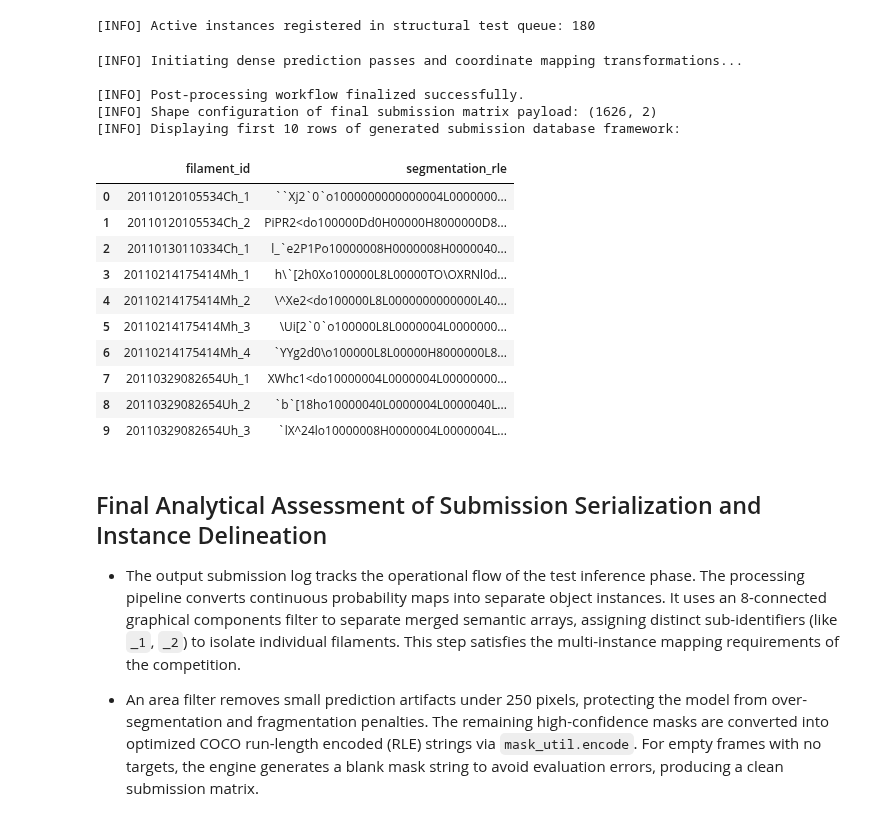
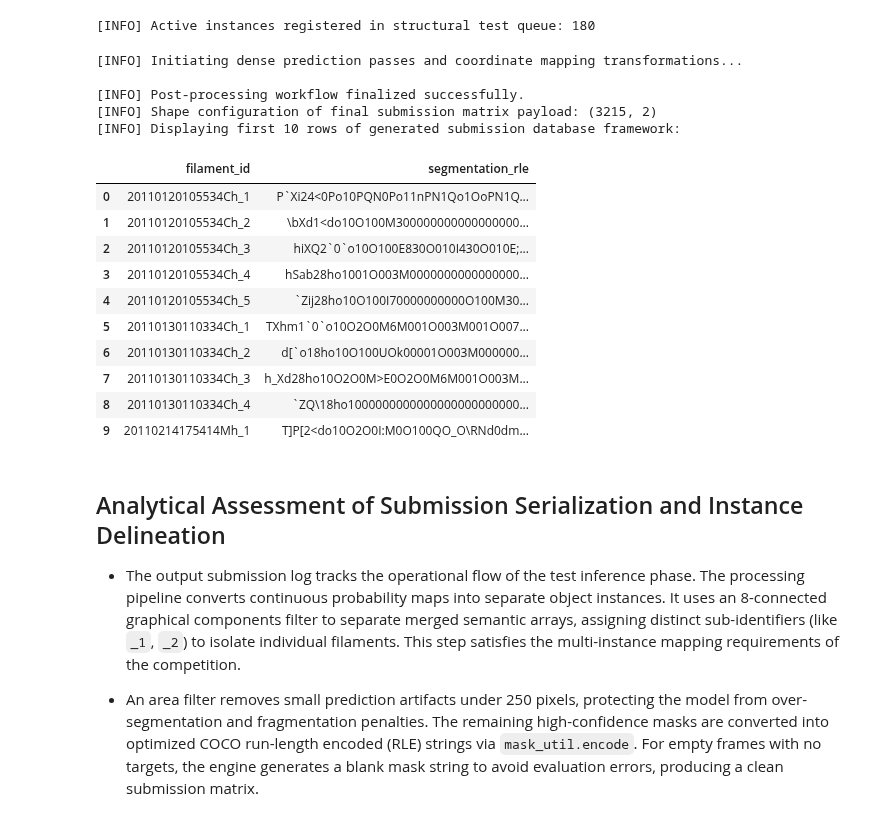
Before and after one commit to avikds/Kaggle-Notebooks-Avik, a Jupyter notebook: solar-filament-segmentation-resnet-unet.ipynb, the cells around one changed output. Drawn from its saved outputs; the diff is of its cells as text; code cells hidden in the pictures.

Commit message:
Kaggle Notebook | Solar Filament Segmentation: ResNet U-Net Pipeline | Version 2

```diff
--- a/solar-filament-segmentation-resnet-unet.ipynb
+++ b/solar-filament-segmentation-resnet-unet.ipynb
@@ -335,6 +336,14 @@ class SolarFilamentDataset(Dataset):
             processed_frame = cv2.resize(raw_frame, (self.target_dim, self.target_dim), interpolation=cv2.INTER_AREA)
             processed_mask = cv2.resize(unified_mask, (self.target_dim, self.target_dim), interpolation=cv2.INTER_NEAREST)
 
+            # Implement on-the-fly random mirror transformations to regularize model
+            if random.random() > 0.5:
+                processed_frame = np.fliplr(processed_frame).copy()
+                processed_mask = np.fliplr(processed_mask).copy()
+            if random.random() > 0.5:
+                processed_frame = np.flipud(processed_frame).copy()
+                processed_mask = np.flipud(processed_mask).copy()
+
             # Apply basic pixel intensity normalization layers
             tensor_frame = torch.from_numpy(processed_frame).float().unsqueeze(0) / 255.0
             tensor_mask = torch.from_numpy(processed_mask).float().unsqueeze(0)
@@ -496,7 +489,12 @@ def calculate_batch_dice_score(predictions, ground_truth, threshold=0.5):
 # %%
 # Initialize deep learning objects and prepare data engines
 device = torch.device('cuda' if torch.cuda.is_available() else 'cpu')
-segmentation_network = SolarFilamentSegmentationNetwork().to(device)
+segmentation_network = ResNet34UNet().to(device)
+
+# Wrap model across multiple active hardware platforms to optimize throughput
+if torch.cuda.device_count() > 1:
+    print(f"[INFO] Active parallelization enabled across {torch.cuda.device_count()} T4 GPUs.")
+    segmentation_network = nn.DataParallel(segmentation_network)
 
 train_dataset = SolarFilamentDataset(coco_database, TRAIN_IMG_DIR, target_dim=512, execution_mode='train')
 
@@ -522,6 +522,6 @@ print(f"[INFO] Data partitioning completed: Train Subsamples={len(dataset_train_
 # %%
 # Execute optimization epochs
-NUM_EPOCHS = 3
+NUM_EPOCHS = 5
 print(f"[INFO] Starting model optimization loop on device: {device}")
 
 for epoch in range(1, NUM_EPOCHS + 1):
@@ -551,7 +551,11 @@ for epoch in range(1, NUM_EPOCHS + 1):
     epoch_train_loss = running_train_loss / len(dataset_train_split)
 
     # Validation Assessment Loop
-    segmentation_network.eval()
+    if isinstance(segmentation_network, nn.DataParallel):
+        segmentation_network.eval()
+    else:
+        segmentation_network.eval()
+
     running_val_dice = 0.0
 
     with torch.no_grad():
@@ -625,8 +631,12 @@ with torch.no_grad():
         # Scale back to standard image spatial properties
         upscaled_mask = cv2.resize(binary_semantic_mask, (2048, 2048), interpolation=cv2.INTER_NEAREST)
 
+        # Apply a morphological close operation to repair structural breaks and avoid fragmentation penalties
+        structuring_element = cv2.getStructuringElement(cv2.MORPH_ELLIPSE, (5, 5))
+        closed_mask = cv2.morphologyEx(upscaled_mask, cv2.MORPH_CLOSE, structuring_element)
+
         # Map independent connected component topologies using an 8-connected structural rule
-        labeled_instances, total_components = ndimage.label(upscaled_mask, structure=np.ones((3, 3)))
+        labeled_instances, total_components = ndimage.label(closed_mask, structure=np.ones((3, 3)))
 
         instance_counter = 0
         for comp_idx in range(1, total_components + 1):
@@ -644,46 +654,46 @@ with torch.no_grad():
 
             unique_filament_id = f"{img_id_base}_{instance_counter}"
             submission_registry.append({
                 'filament_id': unique_filament_id,
                 'segmentation_rle': rle_string
             })
 
         # Robust handling logic for frames with zero detected filament structures
         if instance_counter == 0:
             blank_mask = np.zeros((2048, 2048), dtype=np.uint8, order='F')
             rle_encoded = mask_util.encode(blank_mask)
             rle_string = rle_encoded['counts'].decode('utf-8')
             submission_registry.append({
                 'filament_id': f"{img_id_base}_1",
                 'segmentation_rle': rle_string
             })
 
 df_submission = pd.DataFrame(submission_registry)
 df_submission.to_csv("submission.csv", index=False)
 
 print("\n[INFO] Post-processing workflow finalized successfully.")
 print(f"[INFO] Shape configuration of final submission matrix payload: {df_submission.shape}")
 print("[INFO] Displaying first 10 rows of generated submission database framework:")
 display(df_submission.head(10))
 # %% [output]
 [INFO] Initiating dense prediction passes and coordinate mapping transformations...
 
 [INFO] Post-processing workflow finalized successfully.
-[INFO] Shape configuration of final submission matrix payload: (1626, 2)
+[INFO] Shape configuration of final submission matrix payload: (3215, 2)
 [INFO] Displaying first 10 rows of generated submission database framework:
 |  | filament_id | segmentation_rle |
-| 0 | 20110120105534Ch_1 | ``Xj2`0`o1000000000000004L0000000... |
-| 1 | 20110120105534Ch_2 | PiPR2<do100000Dd0H00000H8000000D8... |
-| 2 | 20110130110334Ch_1 | l_`e2P1Po10000008H0000008H0000040... |
-| 3 | 20110214175414Mh_1 | h\`[2h0Xo100000L8L00000TO\OXRNl0d... |
-| 4 | 20110214175414Mh_2 | \^Xe2<do100000L8L0000000000000L40... |
-| 5 | 20110214175414Mh_3 | \Ui[2`0`o100000L8L0000004L0000000... |
-| 6 | 20110214175414Mh_4 | `YYg2d0\o100000L8L00000H8000000L8... |
-| 7 | 20110329082654Uh_1 | XWhc1<do10000004L0000004L00000000... |
-| 8 | 20110329082654Uh_2 | `b`[18ho10000040L0000004L0000040L... |
-| 9 | 20110329082654Uh_3 | `lX^24lo10000008H0000004L0000004L... |
+| 0 | 20110120105534Ch_1 | P`Xi24<0Po10PQN0Po11nPN1Qo1OoPN1Q... |
+| 1 | 20110120105534Ch_2 | \bXd1<do10O100M300000000000000000... |
+| 2 | 20110120105534Ch_3 | hiXQ2`0`o10O100E830O010I430O010E;... |
+| 3 | 20110120105534Ch_4 | hSab28ho1001O003M0000000000000000... |
+| 4 | 20110120105534Ch_5 | `Zij28ho10O100I70000000000O100M30... |
+| 5 | 20110130110334Ch_1 | TXhm1`0`o10O2O0M6M001O003M001O007... |
+| 6 | 20110130110334Ch_2 | d[`o18ho10O100UOk00001O003M000000... |
+| 7 | 20110130110334Ch_3 | h_Xd28ho10O2O0M>E0O2O0M6M001O003M... |
+| 8 | 20110130110334Ch_4 | `ZQ\18ho1000000000000000000000000... |
+| 9 | 20110214175414Mh_1 | T]P[2<do10O2O0I:M0O100QO_O\RNd0dm... |
 # %% [markdown]
-## Final Analytical Assessment of Submission Serialization and Instance Delineation
+## Analytical Assessment of Submission Serialization and Instance Delineation
 
 - The output submission log tracks the operational flow of the test inference phase. The processing pipeline converts continuous probability maps into separate object instances. It uses an 8-connected graphical components filter to separate merged semantic arrays, assigning distinct sub-identifiers (like `_1`, `_2`) to isolate individual filaments. This step satisfies the multi-instance mapping requirements of the competition.
 
```
Also changed, not shown: parts of 20 cells of this notebook.
